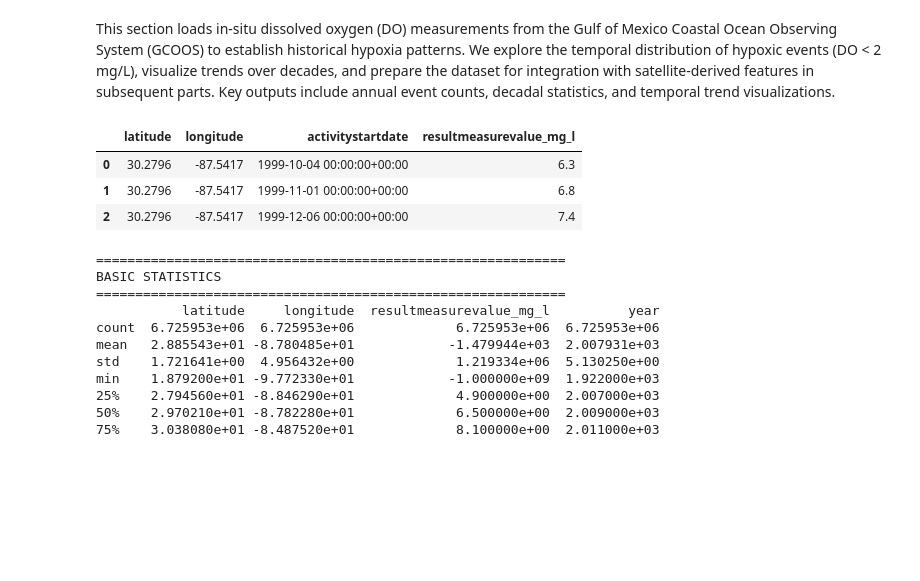
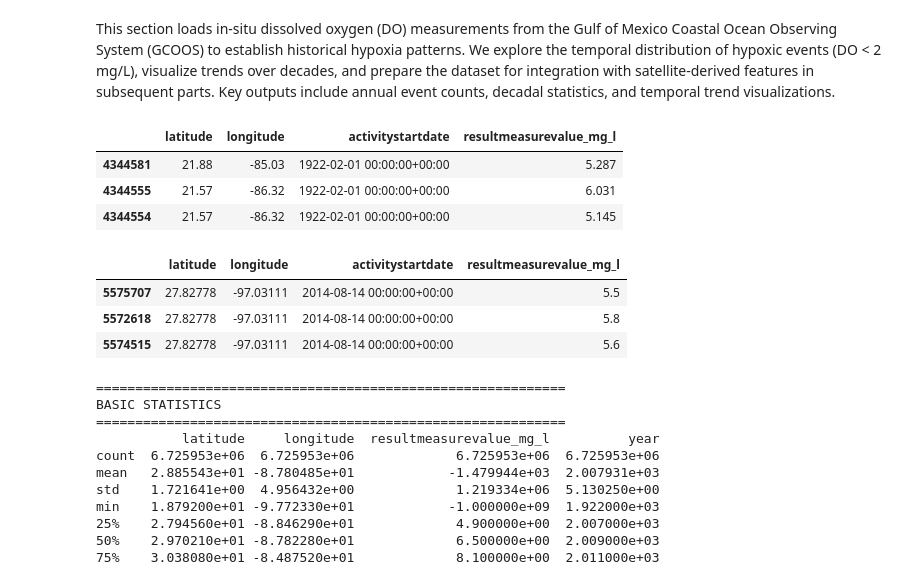
Before and after one commit to hafez-ahmad/Predicting-Hypoxia-and-Intensity-from-Field-and-Remote-Sensing-Data, a Jupyter notebook: code/Hypoxia Prediction.ipynb, the cells around one changed output. Drawn from its saved outputs; the diff is of its cells as text; code cells hidden in the pictures; blank space fills up the shorter version.

```diff
--- a/code/Hypoxia Prediction.ipynb
+++ b/code/Hypoxia Prediction.ipynb
@@ -375,12 +379,21 @@ np.random.seed(42)
 This section loads in-situ dissolved oxygen (DO) measurements from the Gulf of Mexico Coastal Ocean Observing System (GCOOS) to establish historical hypoxia patterns. We explore the temporal distribution of hypoxic events (DO < 2 mg/L), visualize trends over decades, and prepare the dataset for integration with satellite-derived features in subsequent parts. Key outputs include annual event counts, decadal statistics, and temporal trend visualizations.
 # %%
 df = pd.read_csv(r"C:\Users\hafez\MSU\Research\msGOM\mssound\bloom\data\NC\Dissolved_Oxygen_-_Gulf_of_Mexico_(GCOOS).csv", usecols=['resultmeasurevalue_mg_l','latitude','longitude','activitystartdate'],parse_dates=['activitystartdate'])
+# sort by activitystartdate
+df = df.sort_values(by='activitystartdate')
 df.head(3)
 # %% [output]
 |  | latitude | longitude | activitystartdate | resultmeasurevalue_mg_l |
-| 0 | 30.2796 | -87.5417 | 1999-10-04 00:00:00+00:00 | 6.3 |
-| 1 | 30.2796 | -87.5417 | 1999-11-01 00:00:00+00:00 | 6.8 |
-| 2 | 30.2796 | -87.5417 | 1999-12-06 00:00:00+00:00 | 7.4 |
+| 4344581 | 21.88 | -85.03 | 1922-02-01 00:00:00+00:00 | 5.287 |
+| 4344555 | 21.57 | -86.32 | 1922-02-01 00:00:00+00:00 | 6.031 |
+| 4344554 | 21.57 | -86.32 | 1922-02-01 00:00:00+00:00 | 5.145 |
+# %%
+df.tail(3)
+# %% [output]
+|  | latitude | longitude | activitystartdate | resultmeasurevalue_mg_l |
+| 5575707 | 27.82778 | -97.03111 | 2014-08-14 00:00:00+00:00 | 5.5 |
+| 5572618 | 27.82778 | -97.03111 | 2014-08-14 00:00:00+00:00 | 5.8 |
+| 5574515 | 27.82778 | -97.03111 | 2014-08-14 00:00:00+00:00 | 5.6 |
 # %%
 # select half of rows if 'resultmeasurevalue_mg_l' <2 and half of rows if 'resultmeasurevalue_mg_l' >2
 # remove rows if 'resultmeasurevalue_mg_l' > 10
```
Also changed, not shown: parts of 8 cells of this notebook, 18 other files.
